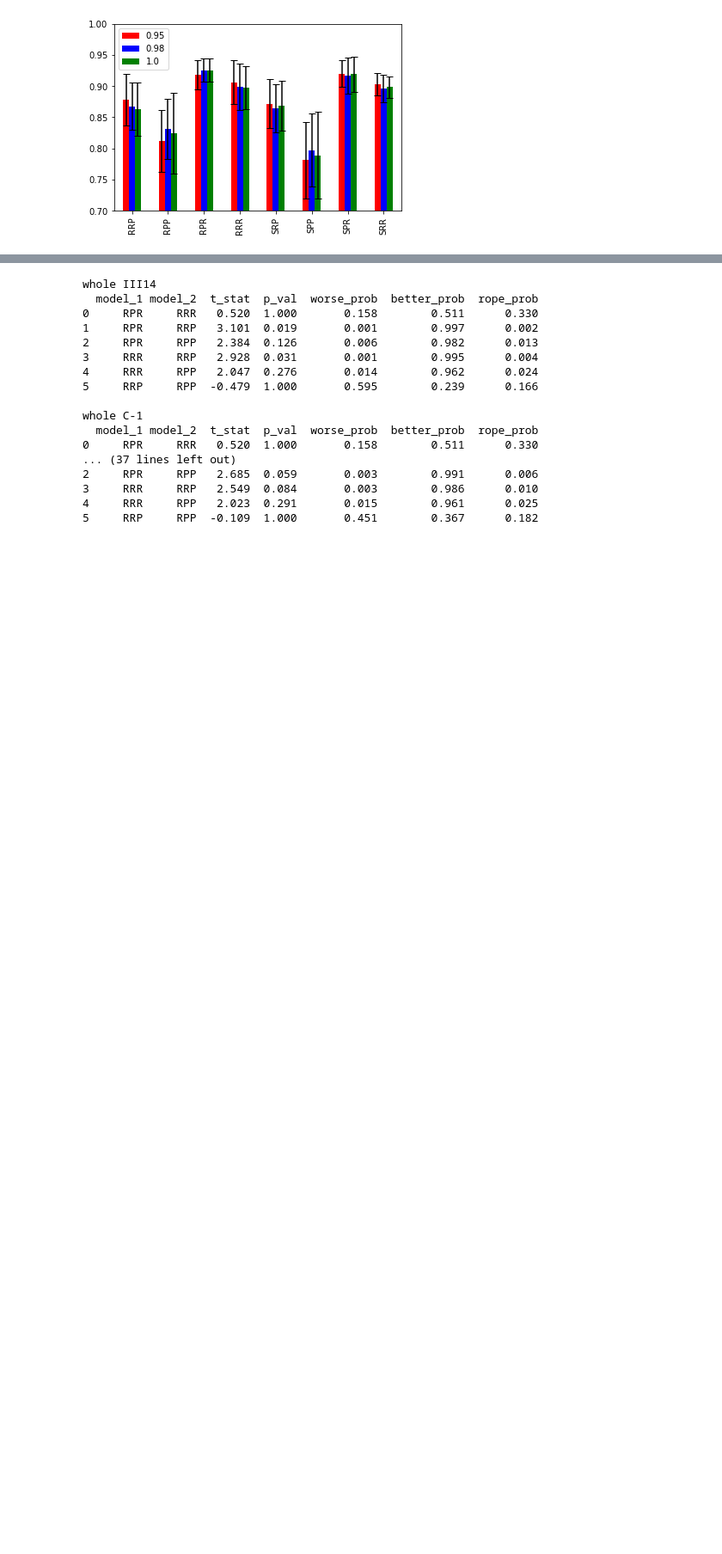
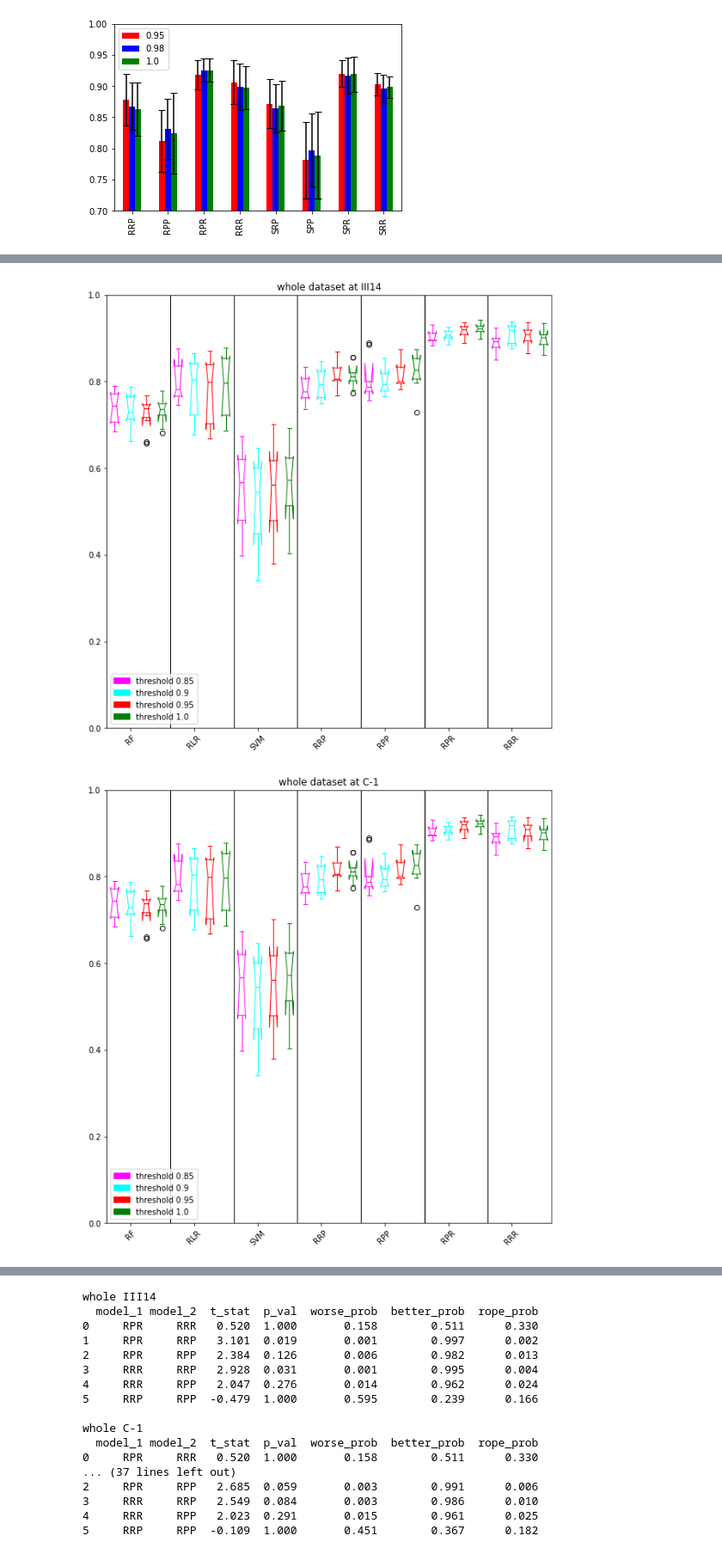
Before and after one commit to msmdev/MalariaVaccineEfficacyPrediction, a Jupyter notebook: bin/plotting/model_comparison.ipynb, the cells around one changed output, grey strips where cells are left out. Shown at 86% size. Saved outputs shown, nothing was run; the diff lists cells and outputs as text; code cells hidden in the pictures; blank space fills up the shorter version.

```diff
--- a/bin/plotting/model_comparison.ipynb
+++ b/bin/plotting/model_comparison.ipynb
@@ -356,0 +368,24 @@ for dataset in ['whole', 'selective']:
+# %%
+for dataset in ['whole', 'selective']:
+    for time in times:
+        results[dataset][f'{time}_ncv'].loc[0.85, ['RF','RLR','SVM','RRP','RPP','RPR','RRR']].transpose().apply(lambda x: pd.Series(x)).T.boxplot(figsize=(10,10),rot=45, positions=range(1, 29, 4), notch=True, bootstrap=5000, color='magenta', labels=['0.85' for x in range(0, 7)], grid=False)
+        results[dataset][f'{time}_ncv'].loc[0.9, ['RF','RLR','SVM','RRP','RPP','RPR','RRR']].transpose().apply(lambda x: pd.Series(x)).T.boxplot(figsize=(10,10),rot=45, positions=range(2, 29, 4), notch=True, bootstrap=5000, color='cyan', labels=['0.9' for x in range(0, 7)], grid=False)
+        results[dataset][f'{time}_ncv'].loc[0.95, ['RF','RLR','SVM','RRP','RPP','RPR','RRR']].transpose().apply(lambda x: pd.Series(x)).T.boxplot(figsize=(10,10),rot=45, positions=range(3, 29, 4), notch=True, bootstrap=5000, color='r', labels=['0.95' for x in range(0, 7)], grid=False)
+        #results[dataset][f'{time}_ncv'].loc[0.98, ['RF','RLR','SVM','RRP','RPP','RPR','RRR']].transpose().apply(lambda x: pd.Series(x)).T.boxplot(figsize=(10,10),rot=45, positions=range(4, 36, 5), notch=True, bootstrap=5000, color='b', labels=['0.98' for x in range(0, 7)], grid=False)
+        results[dataset][f'{time}_ncv'].loc[1.0, ['RF','RLR','SVM','RRP','RPP','RPR','RRR']].transpose().apply(lambda x: pd.Series(x)).T.boxplot(figsize=(10,10),rot=45, positions=range(4, 29, 4), notch=True, bootstrap=5000, color='g', labels=['1.0' for x in range(0, 7)], grid=False)
+        magenta_patch = mpatches.Patch(color='magenta', label='threshold 0.85')
+        cyan_patch = mpatches.Patch(color='cyan', label='threshold 0.9')
+        red_patch = mpatches.Patch(color='red', label='threshold 0.95')
+        #blue_patch = mpatches.Patch(color='blue', label='threshold 0.98')
+        green_patch = mpatches.Patch(color='green', label='threshold 1.0')
+        for i in range(4, 29, 4):
+            plt.vlines(i + 0.5, 0, 1, linewidth=1, color='k')
+        plt.xticks(np.arange(2, 28, 4))
+        plt.ylim((0, 1))
+        plt.legend(handles=[magenta_patch, cyan_patch, red_patch, green_patch])
+        plt.title(f"{dataset} dataset at {time}")
+        plt.show()
+        plt.close()
+# %% [output]
+[figure, added]
+[figure, added]
```
Also changed, not shown: parts of 8 cells of this notebook.
